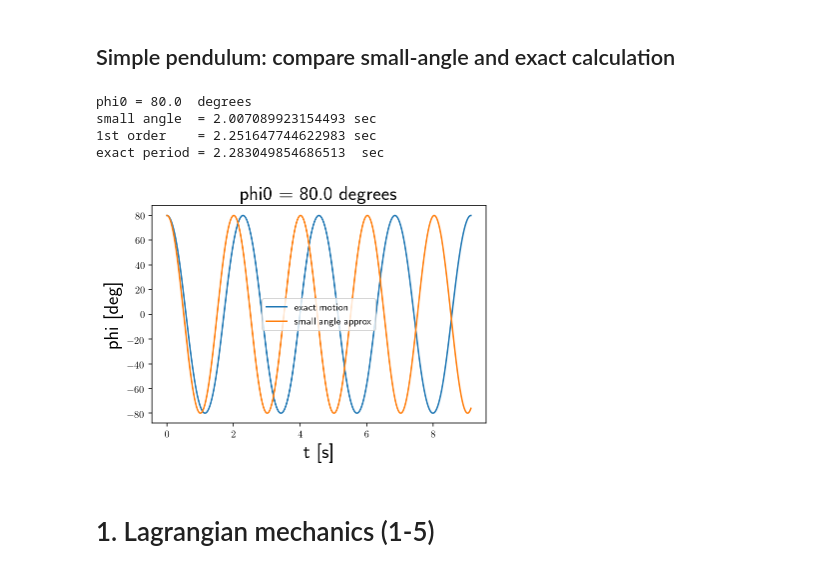
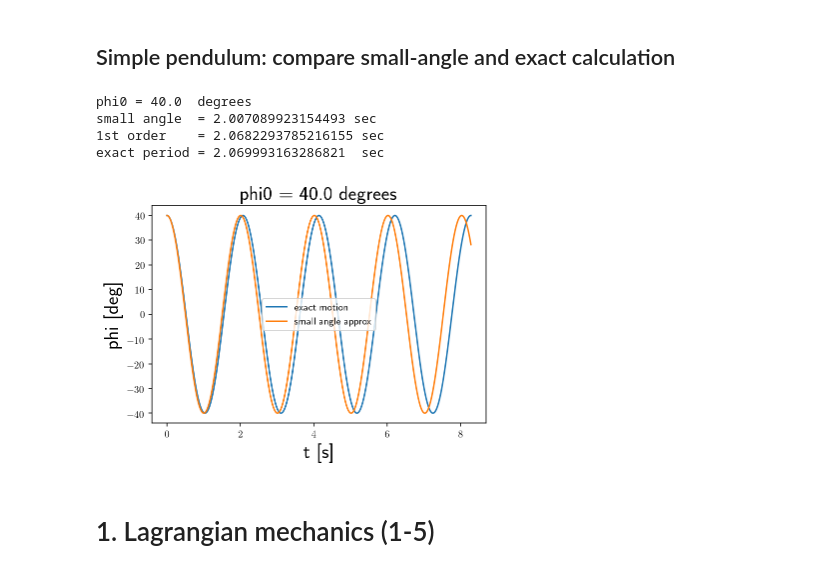
Before and after one commit to josephromano/josephromano.github.io, a Jupyter notebook: PHYS5306/notes/workbook.ipynb, the cells around one changed output. Saved outputs shown, nothing was run; the diff lists cells and outputs as text; code cells hidden in the pictures.

```diff
--- a/PHYS5306/notes/workbook.ipynb
+++ b/PHYS5306/notes/workbook.ipynb
@@ -703,10 +703,10 @@ Text(0, 0.5, '$y$')
 # %% [markdown]
 ## Simple pendulum: compare small-angle and exact calculation
 # %%
-# see L&L prob 11.1' K&S prob 1.7
+# see L&L prob 11.1, K&S prob 1.7
 
 # choose maximum angle phi0 (E = mgl(1-cos(phi0)))
-phi0 = np.deg2rad(80)
+phi0 = np.deg2rad(40)
 print('phi0 =', np.rad2deg(phi0), ' degrees')
 
 # modulus k
@@ -723,37 +723,37 @@ P0 = 2*np.pi/omega0
 
 # actual period
 P = (4/omega0)*special.ellipk(m)
 
 # 1st order correction to the period
 P1 = P0*(1 + phi0**2/16)
 
 # display periods
 print('small angle  =', P0, 'sec')
 print('1st order    =', P1, 'sec')
 print('exact period =', P, ' sec')
 
 # discrete times
 t = np.linspace(0, 4*P, 10000)
 
 # time evolution for phi
 x = omega0*t
 sn_x, cn_x, dn_x, ph_x = special.ellipj(x+omega0*P/4, m)
 phi = 2*np.arcsin(k*sn_x)
 
 # make plots
 plt.figure()
 plt.plot(t, np.rad2deg(phi), t, np.rad2deg(phi0)*np.cos(omega0*t))
 plt.xlabel('t [s]', size=20)
 plt.ylabel('phi [deg]', size=20)
 plt.legend(('exact motion', 'small angle approx'))
 titlestr = 'phi0 = ' + str(np.rad2deg(phi0)) + ' degrees'
 _=plt.title(titlestr, size=20)
 # %% [output]
-phi0 = 80.0  degrees
+phi0 = 40.0  degrees
 small angle  = 2.007089923154493 sec
-1st order    = 2.251647744622983 sec
-exact period = 2.283049854686513  sec
+1st order    = 2.0682293785216155 sec
+exact period = 2.069993163286821  sec
-[figure, old version]
+[figure, new version]
 # %% [markdown]
 # 1. Lagrangian mechanics (1-5)
 # %% [markdown]
```
Also changed, not shown: 1 other file.
